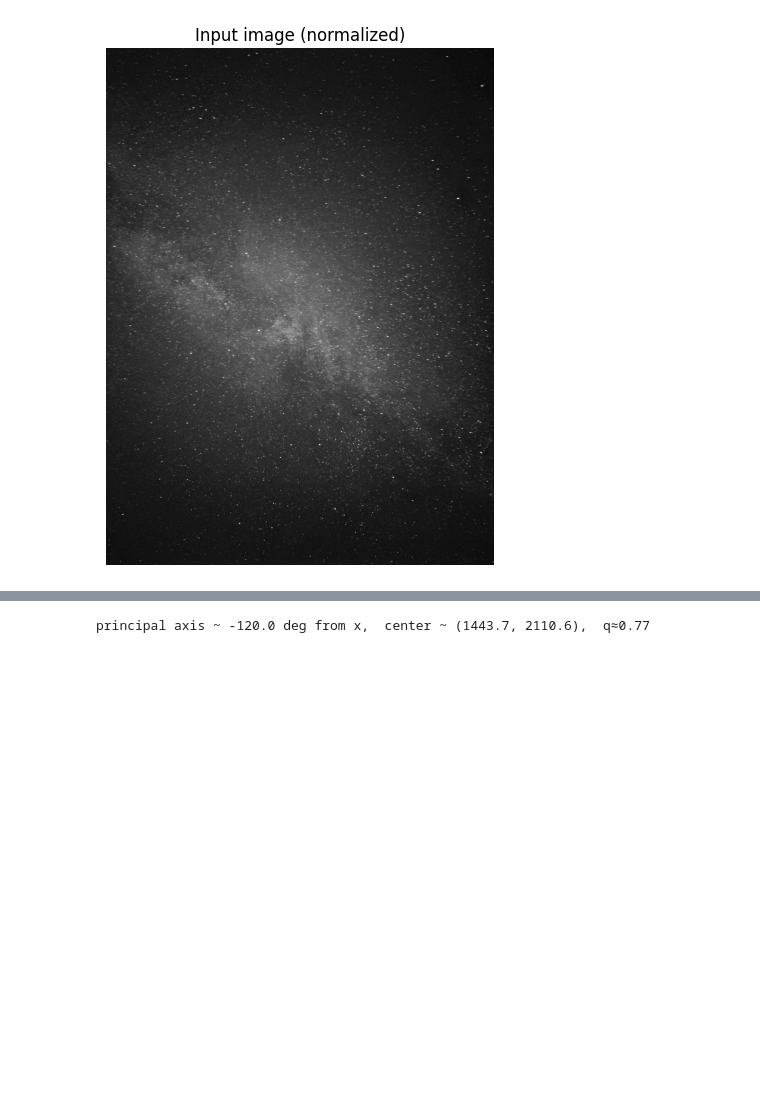
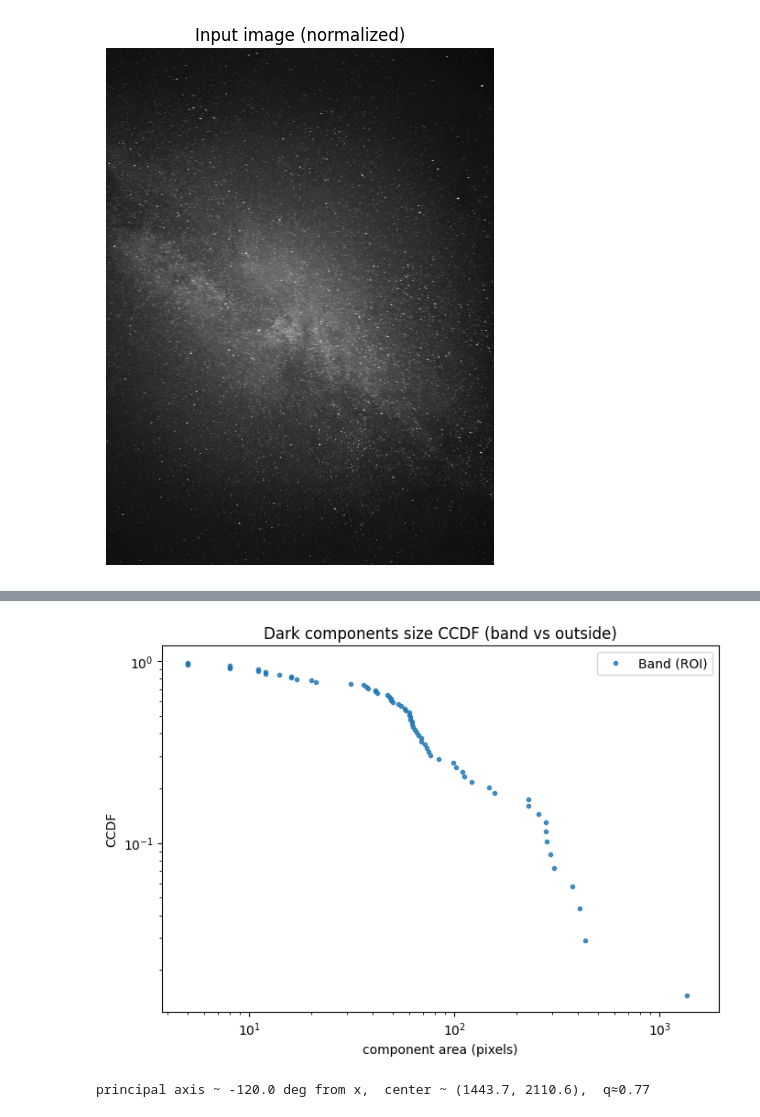
Before and after one commit to SHayashida/Amanogawa, a Jupyter notebook: notebooks/Amanogawa_dark.ipynb, the cells around one changed output, grey strips where cells are left out. Cells and saved outputs as stored; diff of their text form; code cells hidden in the pictures; blank space fills up the shorter version.

```diff
--- a/notebooks/Amanogawa_dark.ipynb
+++ b/notebooks/Amanogawa_dark.ipynb
@@ -256,3 +408,40 @@ saved: dark_morphology_summary.json
+# %%
+# 図C：帯内 vs 帯外 のサイズ分布（CCDF）
+from skimage.morphology import binary_dilation, disk
+
+# 帯外マスク（帯から少し離す）
+try:
+    bg_mask = ~binary_dilation(band_mask, disk(10))
+except NameError:
+    bg_mask = np.zeros_like(mask_dark, dtype=bool)
+
+def ccdf_from_mask(msk):
+    lab = label(msk)
+    areas = np.array([p.area for p in regionprops(lab)], dtype=float)
+    areas = areas[np.isfinite(areas) & (areas > 0)]
+    if areas.size == 0:
+        return None, None
+    a = np.sort(areas)
+    y = 1.0 - np.arange(1, a.size+1)/a.size
+    return a, y
+
+a_in, y_in = ccdf_from_mask(mask_dark & (band_mask if 'band_mask' in globals() else np.ones_like(mask_dark,bool)))
+a_bg, y_bg = ccdf_from_mask(mask_dark & bg_mask)
+
+plt.figure(figsize=(7,5))
+if a_in is not None:
+    plt.loglog(a_in, y_in, '.', label="Band (ROI)", alpha=0.8)
+if a_bg is not None:
+    plt.loglog(a_bg, y_bg, '.', label="Outside band", alpha=0.8)
+plt.xlabel("component area (pixels)")
+plt.ylabel("CCDF")
+plt.legend()
+plt.title("Dark components size CCDF (band vs outside)")
+plt.tight_layout()
+plt.savefig("FigC_CCDF_band_vs_outside.png", dpi=300)
+plt.show()
+# %% [output]
+[figure, added]
 # %%
 # --- バルジ中心・主軸の推定（星密度に基づく） ---
 ang_deg, center_xy, q_est = pca_axis_from_density(stars_xy, W, H, bins_x=60)
```
Also changed, not shown: parts of 6 cells of this notebook, 7 other files.
